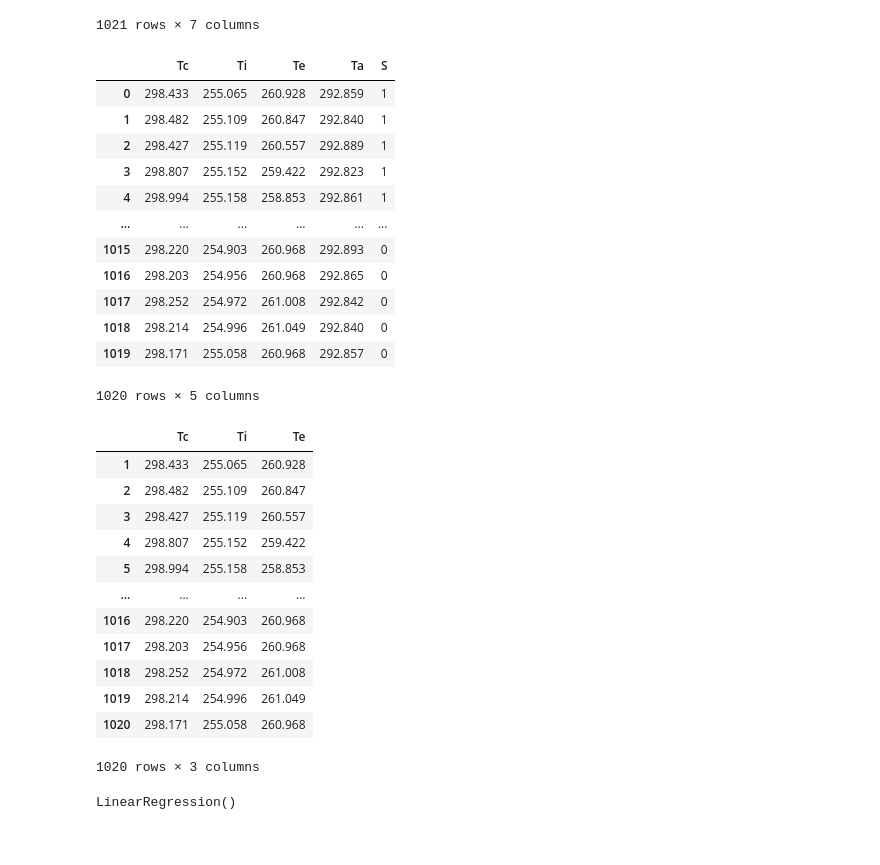
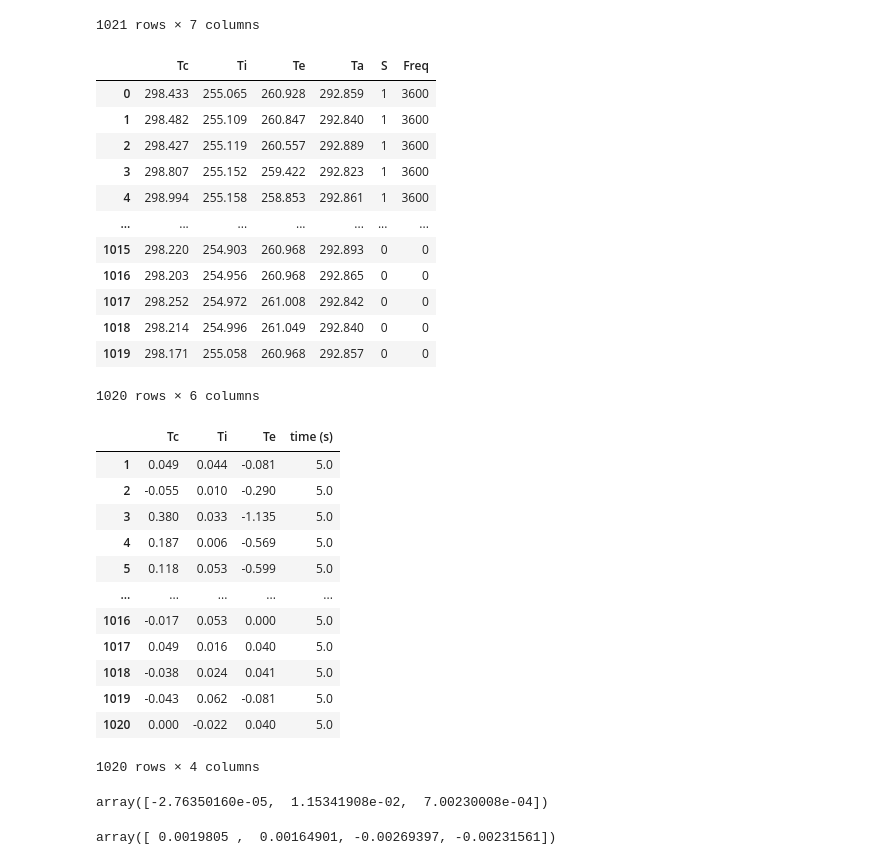
Before and after one commit to yvesfracari/process_modeling, a Jupyter notebook: experiences/exp4/NumericQuestions.ipynb, the cells around one changed output. Saved outputs shown, nothing was run; the diff lists cells and outputs as text; code cells hidden in the pictures.

```diff
--- a/experiences/exp4/NumericQuestions.ipynb
+++ b/experiences/exp4/NumericQuestions.ipynb
@@ -107,39 +103,39 @@ df
 | 1020 | 5100 | 298.171 | 255.036 | 261.008 | 292.859 | 0 | 0 |
 1021 rows × 7 columns
 # %%
-X = df[['Tc', 'Ti', 'Te', 'Ta', 'S']][:-1]
+X = df[['Tc', 'Ti', 'Te', 'Ta', 'S', 'Freq']][:-1]
 X
 # %% [output]
-|  | Tc | Ti | Te | Ta | S |
-| 0 | 298.433 | 255.065 | 260.928 | 292.859 | 1 |
-| 1 | 298.482 | 255.109 | 260.847 | 292.840 | 1 |
-| 2 | 298.427 | 255.119 | 260.557 | 292.889 | 1 |
-| 3 | 298.807 | 255.152 | 259.422 | 292.823 | 1 |
-| 4 | 298.994 | 255.158 | 258.853 | 292.861 | 1 |
-| ... | ... | ... | ... | ... | ... |
-| 1015 | 298.220 | 254.903 | 260.968 | 292.893 | 0 |
-| 1016 | 298.203 | 254.956 | 260.968 | 292.865 | 0 |
-| 1017 | 298.252 | 254.972 | 261.008 | 292.842 | 0 |
-| 1018 | 298.214 | 254.996 | 261.049 | 292.840 | 0 |
-| 1019 | 298.171 | 255.058 | 260.968 | 292.857 | 0 |
+|  | Tc | Ti | Te | Ta | S | Freq |
+| 0 | 298.433 | 255.065 | 260.928 | 292.859 | 1 | 3600 |
+| 1 | 298.482 | 255.109 | 260.847 | 292.840 | 1 | 3600 |
+| 2 | 298.427 | 255.119 | 260.557 | 292.889 | 1 | 3600 |
+| 3 | 298.807 | 255.152 | 259.422 | 292.823 | 1 | 3600 |
+| 4 | 298.994 | 255.158 | 258.853 | 292.861 | 1 | 3600 |
+| ... | ... | ... | ... | ... | ... | ... |
+| 1015 | 298.220 | 254.903 | 260.968 | 292.893 | 0 | 0 |
+| 1016 | 298.203 | 254.956 | 260.968 | 292.865 | 0 | 0 |
+| 1017 | 298.252 | 254.972 | 261.008 | 292.842 | 0 | 0 |
+| 1018 | 298.214 | 254.996 | 261.049 | 292.840 | 0 | 0 |
+| 1019 | 298.171 | 255.058 | 260.968 | 292.857 | 0 | 0 |
-1020 rows × 5 columns
+1020 rows × 6 columns
 # %%
-Y = df[['Tc', 'Ti', 'Te']].shift()[1:]
+Y = df[['Tc', 'Ti', 'Te', 'time (s)']].diff()[1:]
 Y
 # %% [output]
-|  | Tc | Ti | Te |
-| 1 | 298.433 | 255.065 | 260.928 |
-| 2 | 298.482 | 255.109 | 260.847 |
-| 3 | 298.427 | 255.119 | 260.557 |
-| 4 | 298.807 | 255.152 | 259.422 |
-| 5 | 298.994 | 255.158 | 258.853 |
-| ... | ... | ... | ... |
-| 1016 | 298.220 | 254.903 | 260.968 |
-| 1017 | 298.203 | 254.956 | 260.968 |
-| 1018 | 298.252 | 254.972 | 261.008 |
-| 1019 | 298.214 | 254.996 | 261.049 |
-| 1020 | 298.171 | 255.058 | 260.968 |
+|  | Tc | Ti | Te | time (s) |
+| 1 | 0.049 | 0.044 | -0.081 | 5.0 |
+| 2 | -0.055 | 0.010 | -0.290 | 5.0 |
+| 3 | 0.380 | 0.033 | -1.135 | 5.0 |
+| 4 | 0.187 | 0.006 | -0.569 | 5.0 |
+| 5 | 0.118 | 0.053 | -0.599 | 5.0 |
+| ... | ... | ... | ... | ... |
+| 1016 | -0.017 | 0.053 | 0.000 | 5.0 |
+| 1017 | 0.049 | 0.016 | 0.040 | 5.0 |
+| 1018 | -0.038 | 0.024 | 0.041 | 5.0 |
+| 1019 | -0.043 | 0.062 | -0.081 | 5.0 |
+| 1020 | 0.000 | -0.022 | 0.040 | 5.0 |
-1020 rows × 3 columns
+1020 rows × 4 columns
 # %%
 from sklearn.linear_model import LinearRegression
 # %%
@@ -147,5 +145,17 @@ lm_model = LinearRegression()
 # %%
-lm_model.fit(X,Y)
+ti_model.fit(X[['Ti', 'Ta', 'Te']], Y['Ti']/Y['time (s)'])
+ti_model.coef_
 # %% [output]
-LinearRegression()
+array([-2.76350160e-05,  1.15341908e-02,  7.00230008e-04])
+# %%
+X_te = X.copy()
+X_te = X_te[['Ti']]
+X_te['STc'] = X['Tc']*X['S']
+X_te['Te'] = X['Te']
+X_te['STe'] = X['Te']*X['S']
+
+te_model.fit(X_te, Y['Te']/Y['time (s)'])
+te_model.coef_
+# %% [output]
+array([ 0.0019805 ,  0.00164901, -0.00269397, -0.00231561])
 # %%
```
Also changed, not shown: parts of 10 cells of this notebook.
